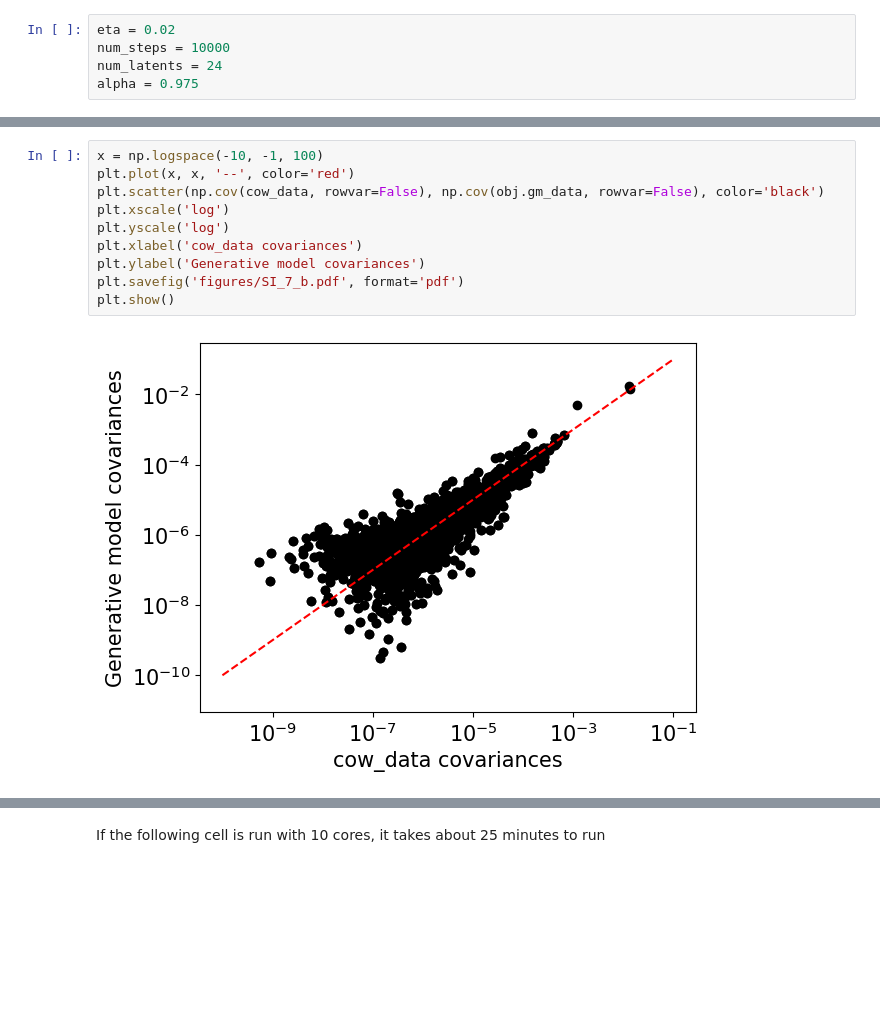
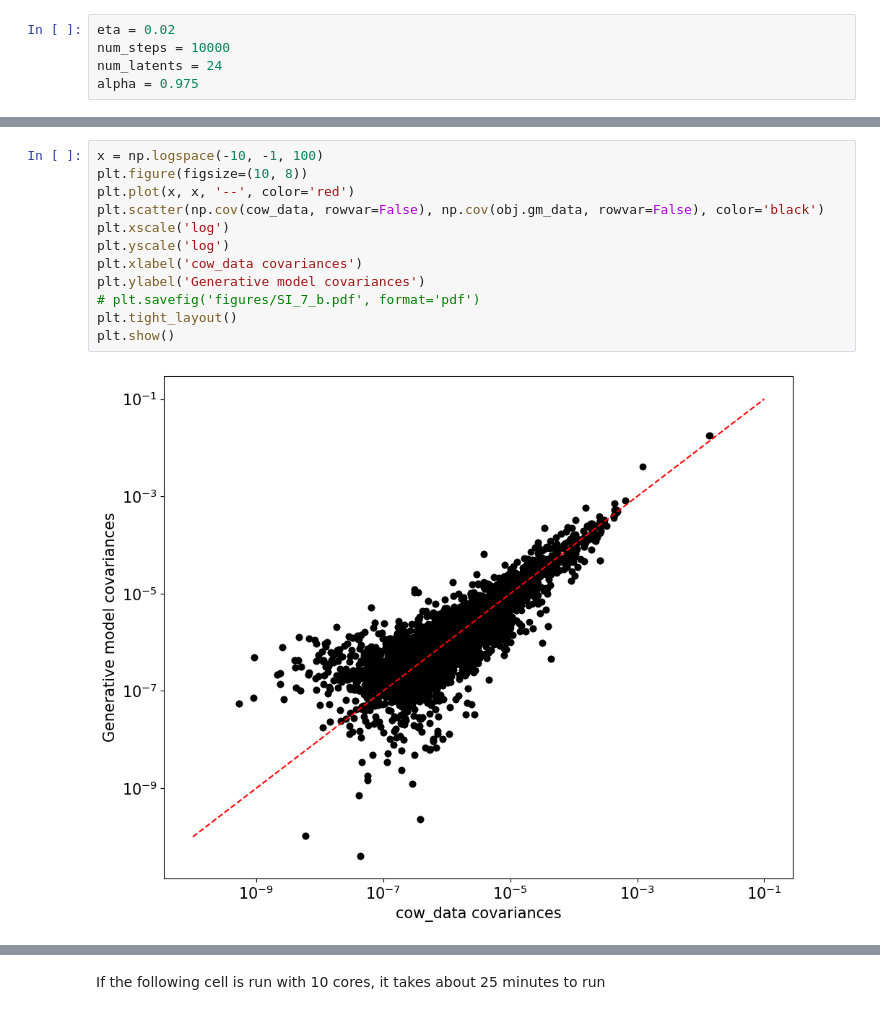
Before and after one commit to karthik-yale/host_microbe, a Jupyter notebook: fig_3.ipynb, the cells around one changed output, grey strips where cells are left out. Cells and saved outputs as stored; diff of their text form; blank space fills up the shorter version.

```diff
--- a/fig_3.ipynb
+++ b/fig_3.ipynb
@@ -100,14 +100,16 @@ plt.show()
 # %%
 x = np.logspace(-10, -1, 100)
+plt.figure(figsize=(10, 8))
 plt.plot(x, x, '--', color='red')
 plt.scatter(np.cov(cow_data, rowvar=False), np.cov(obj.gm_data, rowvar=False), color='black')
 plt.xscale('log')
 plt.yscale('log')
 plt.xlabel('cow_data covariances')
 plt.ylabel('Generative model covariances')
-plt.savefig('figures/SI_7_b.pdf', format='pdf')
+# plt.savefig('figures/SI_7_b.pdf', format='pdf')
+plt.tight_layout()
 plt.show()
 # %% [output]
-[figure, old version]
+[figure, new version]
 # %%
 x = np.linspace(-0.75, 1, 100)
```
Also changed, not shown: parts of 14 cells of this notebook.
